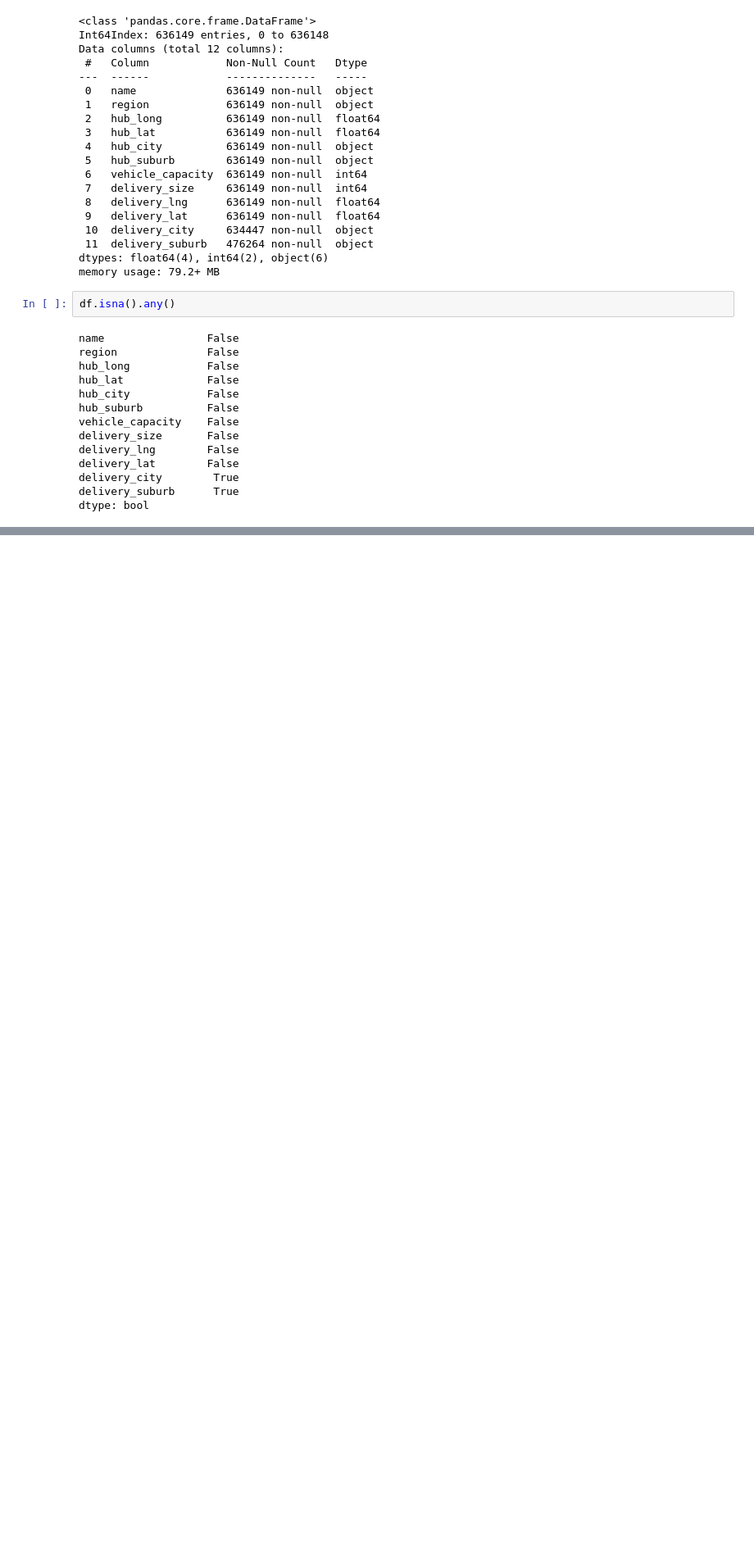
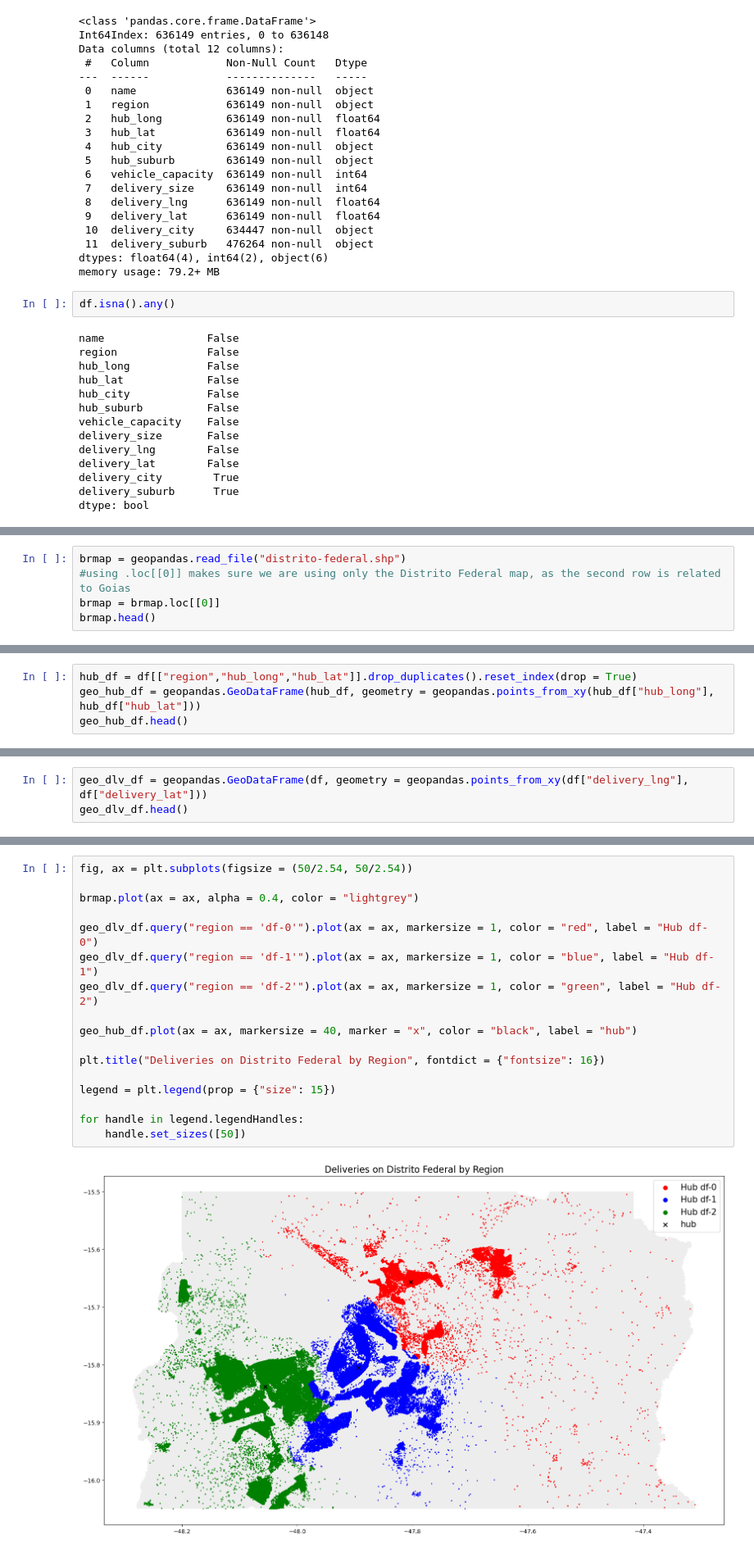
Before and after one commit to rodolphojung/Data-Science-and-Analytics, a Jupyter notebook: eda-of-logistics-data.ipynb, the cells around one changed output, grey strips where cells are left out. Shown: that part at 82% size. Saved outputs shown, nothing was run; the diff lists cells and outputs as text; blank space fills up the shorter version.

Commit message:
Kaggle Notebook | EDA of Logistics Data | Version 4

```diff
--- a/eda-of-logistics-data.ipynb
+++ b/eda-of-logistics-data.ipynb
@@ -305,0 +402,5 @@ dtype: bool
+# %%
+brmap = geopandas.read_file("distrito-federal.shp")
+#using .loc[[0]] makes sure we are using only the Distrito Federal map, as the second row is related to Goias
+brmap = brmap.loc[[0]]
+brmap.head()
@@ -305,0 +412,4 @@ dtype: bool
+# %%
+hub_df = df[["region","hub_long","hub_lat"]].drop_duplicates().reset_index(drop = True)
+geo_hub_df = geopandas.GeoDataFrame(hub_df, geometry = geopandas.points_from_xy(hub_df["hub_long"], hub_df["hub_lat"]))
+geo_hub_df.head()
@@ -305,0 +423,3 @@ dtype: bool
+# %%
+geo_dlv_df = geopandas.GeoDataFrame(df, geometry = geopandas.points_from_xy(df["delivery_lng"], df["delivery_lat"]))
+geo_dlv_df.head()
@@ -305,0 +435,19 @@ dtype: bool
+# %%
+fig, ax = plt.subplots(figsize = (50/2.54, 50/2.54))
+
+brmap.plot(ax = ax, alpha = 0.4, color = "lightgrey")
+
+geo_dlv_df.query("region == 'df-0'").plot(ax = ax, markersize = 1, color = "red", label = "Hub df-0")
+geo_dlv_df.query("region == 'df-1'").plot(ax = ax, markersize = 1, color = "blue", label = "Hub df-1")
+geo_dlv_df.query("region == 'df-2'").plot(ax = ax, markersize = 1, color = "green", label = "Hub df-2")
+
+geo_hub_df.plot(ax = ax, markersize = 40, marker = "x", color = "black", label = "hub")
+
+plt.title("Deliveries on Distrito Federal by Region", fontdict = {"fontsize": 16})
+
+legend = plt.legend(prop = {"size": 15})
+
+for handle in legend.legendHandles:
+    handle.set_sizes([50])
+# %% [output]
+[figure, added]
```
Also changed, not shown: parts of 27 cells of this notebook.
